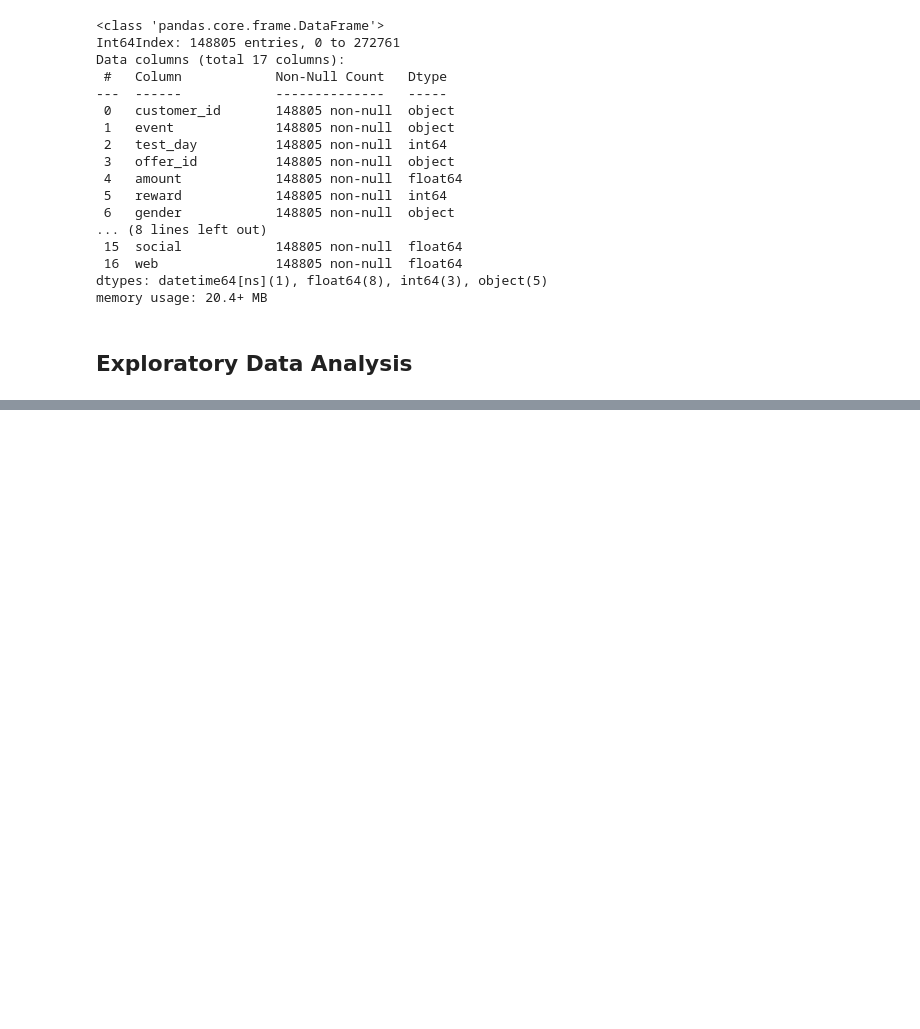
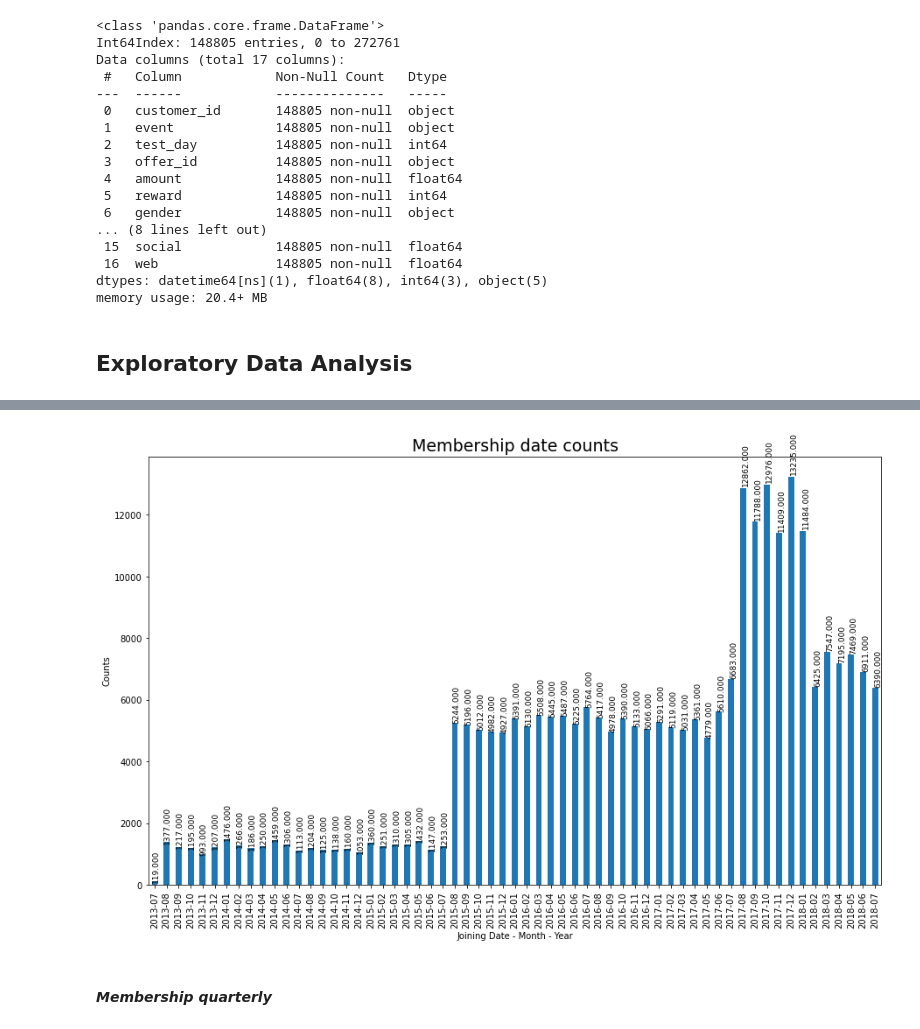
Before and after one commit to Shuniy/starbucks, a Jupyter notebook: Starbucks_Data_Analysis.ipynb, the cells around one changed output, grey strips where cells are left out. Cells and saved outputs as stored; diff of their text form; code cells hidden in the pictures; blank space fills up the shorter version.

```diff
--- a/Starbucks_Data_Analysis.ipynb
+++ b/Starbucks_Data_Analysis.ipynb
@@ -181,0 +244,19 @@ memory usage: 20.4+ MB
+# %%
+def annoated_barplot(data, title, xlabel, ylabel, figsize = (15, 9)):
+    plt.figure(figsize = figsize)
+    ax = data.plot.bar(color = color);
+    ax.set_title(title, fontsize = 19);
+    ax.set_xlabel(xlabel);
+    ax.set_ylabel(ylabel);
+
+    # annoations
+    for point in ax.patches:
+        ax.annotate('{:.3f}'.format(point.get_height()), (point.get_x() * 1.003, point.get_height() * 1.01), size = 9, rotation = 90)
+
+    return ax
+# %%
+annoated_barplot(data = membership_year_month, title = 'Membership date counts', xlabel = 'Joining Date - Month - Year', ylabel = 'Counts', figsize = (15, 9));
+# %% [output]
+[figure, added]
+# %% [markdown]
+#### *Membership quarterly*
```
Also changed, not shown: parts of 16 cells of this notebook, 7 other files.
